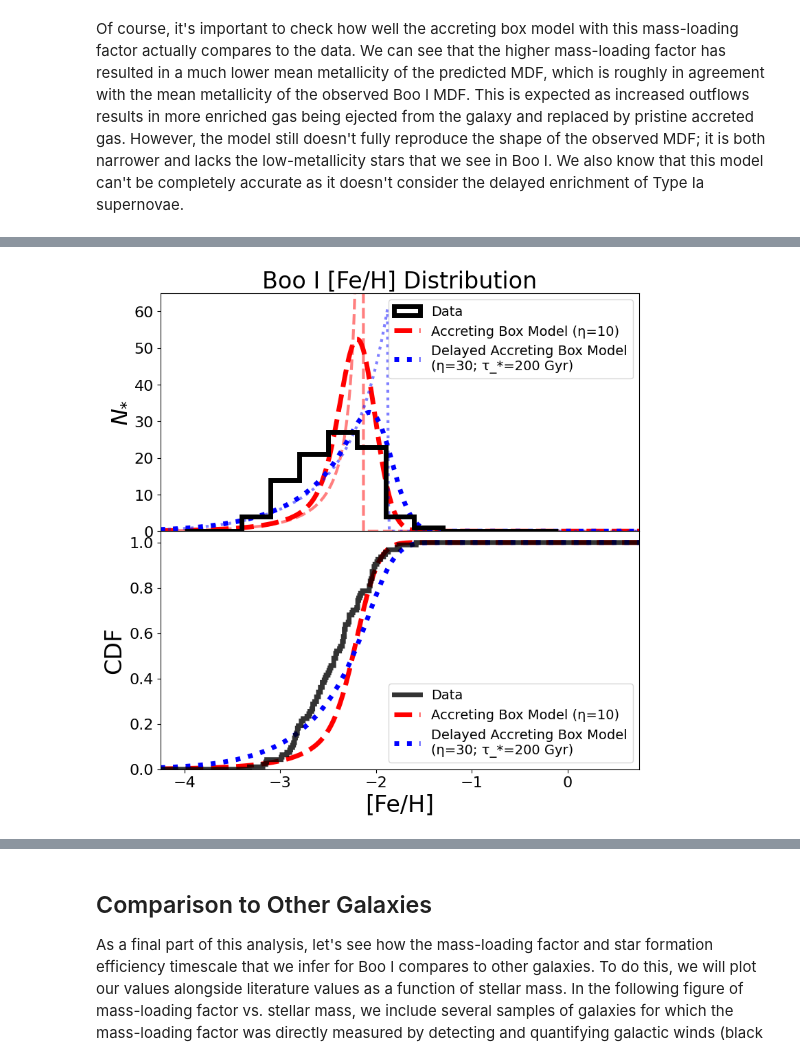
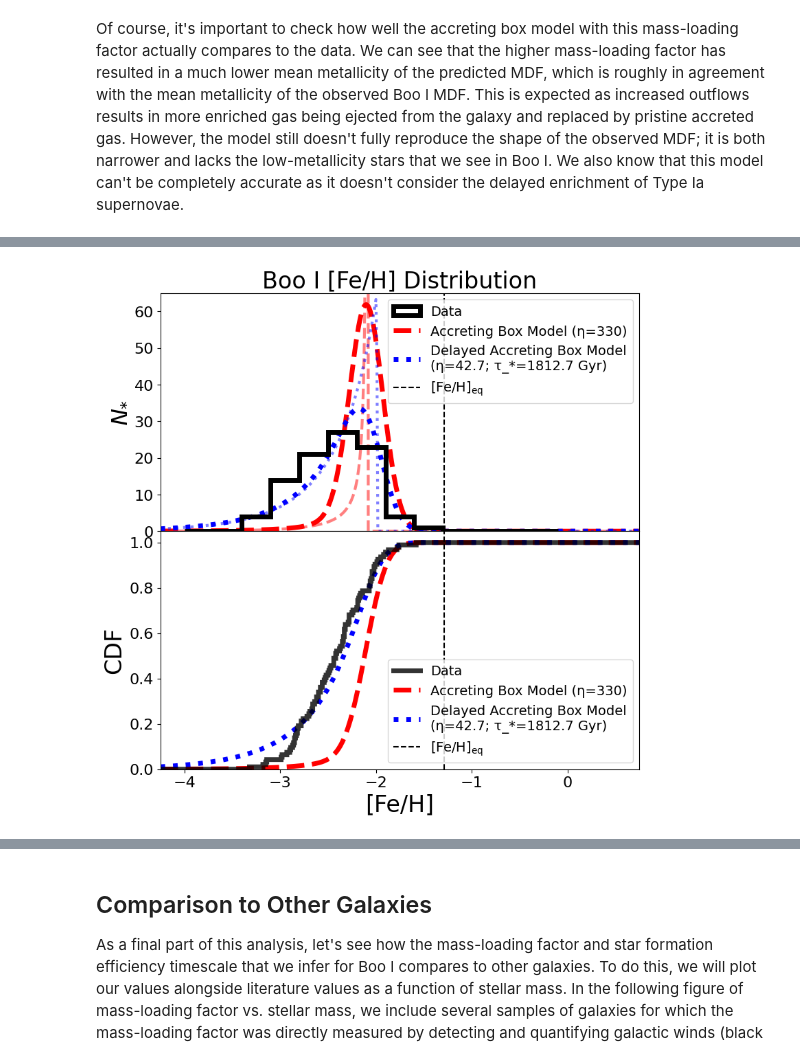
Before and after one commit to NathanSandford/AST1420_ChemEv_Modeling_Tutorials-, a Jupyter notebook: 01_BooI_Example.ipynb, the cells around one changed output, grey strips where cells are left out. Cells and saved outputs as stored; diff of their text form; code cells hidden in the pictures.

```diff
--- a/01_BooI_Example.ipynb
+++ b/01_BooI_Example.ipynb
@@ -184,7 +184,7 @@ def mhdist_accretingbox(mhs, p, eta, r=0.4, e_mh=0.0, Zsolar=0.014):
     e_mh : float, optional
         Gaussian smoothing to mimic observational uncertainties.
     Zsolar : float, optional
-        Solar metallicity (default is 0.014).
+        Solar metallicity: 0.014 for total. 0.0013 for iron. 0.0056 for magnesium.
     """
     from scipy.ndimage import gaussian_filter1d
     Zs = Zsolar * 10**mhs
@@ -328,9 +356,10 @@ def log_likelihood(eta, FeH_Priors):
     grid = np.arange(-10, 2.0 + dFeH, dFeH)
     feh_pdf = mhdist_accretingbox(
         mhs=grid,
-        p=0.0011,
+        p=0.0035,
         e_mh=0.0,
         eta=eta,
+        Zsolar=0.0013,  # Iron solar metallicity
     )
     log_like = np.sum(
         np.log(
@@ -867,12 +950,12 @@ def log_likelihood(tau_star, eta, FeH_Priors):
     dFeH = 1e-2  # dex
     grid = np.arange(-10, 2.0 + dFeH, dFeH)
     dt = 1e-5  # Gyr
-    t_trunc = 2
+    t_trunc = 10  # Gyr
     t = np.arange(dt, t_trunc + dt, dt)
     feh_pdf = mhdist_delayedaccretingbox(
         t,
-        p_Fe_Ia=0.001,
-        p_Fe_II=0.0011,
+        p_Fe_Ia=0.0017,
+        p_Fe_II=0.0012,
         tau_Ia=0.4,
         tau_Ia_2=3.3,
         mindt=0.05,
@@ -911,7 +994,7 @@ def log_likelihood_wrapper(p, priors):
 Define Priors
 """
 gal_priors = dict(
-    log_tau_star=UniformLogPrior("log_tau_star", -1, 3, -np.inf),
+    log_tau_star=UniformLogPrior("log_tau_star", -1, 5, -np.inf),
     eta=UniformLogPrior("eta", 0, 1e3, -np.inf),
 )
 gal_par_names = list(gal_priors.keys())
@@ -990,24 +1075,26 @@ dFeH = 1e-2  # dex
 fine_bins = np.arange(-10, 2.0 + dFeH, dFeH)
 n_star = boo1_df.shape[0]
 dt = 1e-5  # Gyr
-t_trunc = 2
+t_trunc = 10
 t = np.arange(dt, t_trunc + dt, dt)
 
 # Accreting Box Model
 mdf_accretingbox = mhdist_accretingbox(
     mhs=fine_bins,
-    p=0.0011,
+    p=0.0035,
     e_mh=boo1_df["FeH_err"].median(),
-    eta=10,
+    eta=330,
+    Zsolar=0.0013
 )
 mdf_accretingbox *= n_star * 0.3
 cmdf_accretingbox = np.cumsum(mdf_accretingbox) * dFeH / 0.3 / n_star
 # Accreting Box Model (no error)
 mdf_accretingbox_noerr = mhdist_accretingbox(
     mhs=fine_bins,
-    p=0.0011,
+    p=0.0035,
     e_mh=0.0,
-    eta=10,
+    eta=330,
+    Zsolar=0.0013
 )
 mdf_accretingbox_noerr *= n_star * 0.3
 cmdf_accretingbox_noerr = np.cumsum(mdf_accretingbox_noerr) * dFeH / 0.3 / n_star
@@ -1065,7 +1152,7 @@ ax1.plot(
     c='r',
     lw=5,
     ls='--',
-    label="Accreting Box Model (η=10)",
+    label="Accreting Box Model (η=330)",
 )
 # Accreting Box Model (no error)
 ax1.plot(
@@ -1083,7 +1170,7 @@ ax1.plot(
     c='b',
     lw=5,
     ls=':',
-    label="Delayed Accreting Box Model\n(η=30; τ_*=200 Gyr)",
+    label=f"Delayed Accreting Box Model\n(η={samples['eta'].median():.1f}; τ_*={10**samples['log_tau_star'].median():.1f} Gyr)",
 )
 # Delayed Accreting Box Model (no error)
 ax1.plot(
@@ -1093,6 +1180,14 @@ ax1.plot(
     lw=3,
     ls=':',
     alpha=0.5,
+)
+
+# Equilibrium Metallicity
+ax1.axvline(
+    np.log10(0.0029 / (1 + samples['eta'].median() - 0.4)) - np.log10(0.0013),
+    c='k',
+    ls='--',
+    label=r'$\mathrm{[Fe/H]}_\mathrm{eq}$',
 )
 
 # Plot CMDF
@@ -1117,36 +1212,43 @@ ax2.plot(
     fine_bins,
     cmdf_accretingbox,
     c='r',
     lw=5,
     ls='--',
-    label="Accreting Box Model (η=10)",
+    label="Accreting Box Model (η=330)",
 )
 # Delayed Accreting Box Model
 ax2.plot(
     fine_bins[1:],
     cmdf_delayaccretingbox,
     c='b',
     lw=5,
     ls=':',
-    label="Delayed Accreting Box Model\n(η=30; τ_*=200 Gyr)",
+    label=f"Delayed Accreting Box Model\n(η={samples['eta'].median():.1f}; τ_*={10**samples['log_tau_star'].median():.1f} Gyr)",
+)
+# Equilibrium Metallicity
+ax2.axvline(
+    np.log10(0.0029 / (1 + samples['eta'].median() - 0.4)) - np.log10(0.0013),
+    c='k',
+    ls='--',
+    label=r'$\mathrm{[Fe/H]}_\mathrm{eq}$',
 )
 
 ax1.set_title("Boo I [Fe/H] Distribution", fontsize=24)
 ax1.set_ylabel(r"$N_{*}$", fontsize=24)
 ax2.set_xlabel("[Fe/H]", fontsize=24)
 ax2.set_ylabel(r"CDF", fontsize=24)
 ax1.set_xlim(-4.25, 0.75)
 ax1.set_ylim(0, 65)
 ax2.set_ylim(0, 1.05)
 ax1.tick_params("x", labelsize=0)
 ax1.tick_params("y", labelsize=16)
 ax2.tick_params("both", labelsize=16)
 ax1.legend(fontsize=14, loc="upper right")
 ax2.legend(fontsize=14, loc="lower right")
 
 plt.show()
 # %% [output]
-[figure, old version]
+[figure, new version]
 # %% [markdown]
 # Weingberg, Andrews, and Freudenburg (2017) Model
 
```
Also changed, not shown: parts of 24 cells of this notebook.
